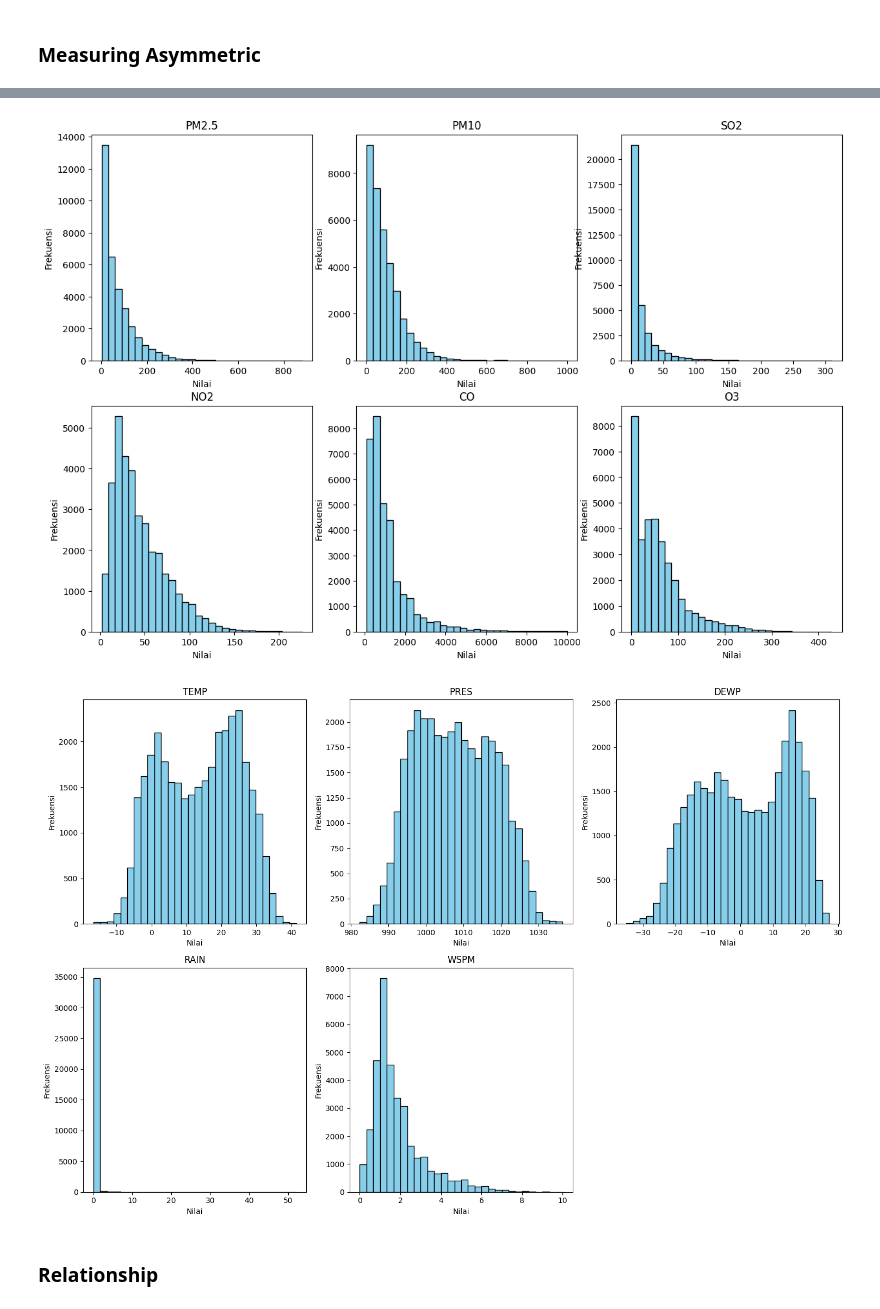
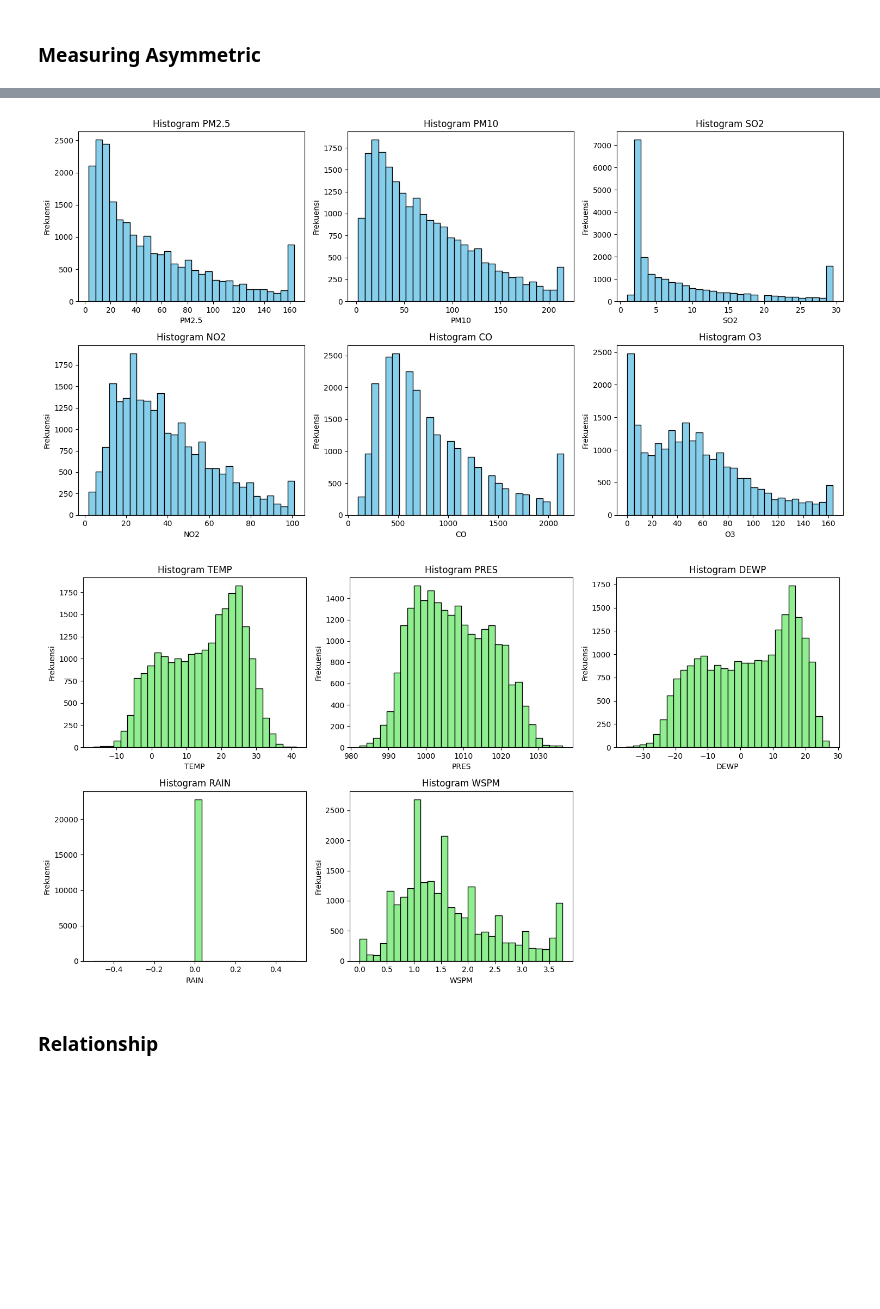
Before and after one commit to WiseStar282/Changping-AirQuality, a Jupyter notebook: analisis data/Proyek_Analisis_Data.ipynb, the cells around one changed output, grey strips where cells are left out. Cells and saved outputs as stored; diff of their text form; code cells hidden in the pictures; blank space fills up the shorter version.

```diff
--- a/analisis data/Proyek_Analisis_Data.ipynb
+++ b/analisis data/Proyek_Analisis_Data.ipynb
@@ -602,39 +614,44 @@ Summary setiap faktor cuaca
 # %%
-# Membuat histogram data polutan
 polutan = ['PM2.5', 'PM10', 'SO2', 'NO2', 'CO', 'O3']
-available_cols = [col for col in polutan if col in df_filtered.columns]
-# Buat histogram dalam grid
-n = len(available_cols)
-rows = (n + 2) // 3
-fig, axs = plt.subplots(nrows=rows, ncols=3, figsize=(15, 5 * rows))
-axs = axs.flatten()
-for i, col in enumerate(available_cols):
-    axs[i].hist(df[col].dropna(), bins=30, color='skyblue', edgecolor='black')
-    axs[i].set_title(col)
-    axs[i].set_xlabel('Nilai')
+# Atur layout 3 kolom
+n_cols = 3
+n_rows = -(-len(polutan) // n_cols)  # pembulatan ke atas
+fig, axs = plt.subplots(n_rows, n_cols, figsize=(15, 8))
+axs = axs.flatten()  # untuk akses 1D
+for i, pollutant in enumerate(polutan):
+    axs[i].hist(df_filtered[pollutant], bins=30, color='skyblue', edgecolor='black')
+    axs[i].set_title(f'Histogram {pollutant}')
+    axs[i].set_xlabel(pollutant)
     axs[i].set_ylabel('Frekuensi')
+
+# Kosongkan subplot yang tidak terpakai (jika ada)
+for j in range(len(polutan), len(axs)):
+    fig.delaxes(axs[j])
+
+plt.tight_layout()
+plt.show()
 # %% [output]
-[figure, old version]
+[figure, new version]
 # %%
 # Membuat histogram data cuaca
 cuaca = ['TEMP', 'PRES', 'DEWP', 'RAIN', 'WSPM']
-available_cols = [col for col in cuaca if col in df_filtered.columns]
-# Buat histogram dalam grid
-n = len(available_cols)
-rows = (n + 2) // 3
-fig, axs = plt.subplots(nrows=rows, ncols=3, figsize=(15, 5 * rows))
-axs = axs.flatten()
-for i, col in enumerate(available_cols):
-    axs[i].hist(df[col].dropna(), bins=30, color='skyblue', edgecolor='black')
-    axs[i].set_title(col)
-    axs[i].set_xlabel('Nilai')
+# Atur layout 3 kolom
+n_cols = 3
+n_rows = -(-len(cuaca) // n_cols)  # pembulatan ke atas
+fig, axs = plt.subplots(n_rows, n_cols, figsize=(15, 8))
+axs = axs.flatten()  # untuk akses 1D
+for i, cuacas in enumerate(cuaca):
+    axs[i].hist(df_filtered[cuacas], bins=30, color='lightgreen', edgecolor='black')
+    axs[i].set_title(f'Histogram {cuacas}')
+    axs[i].set_xlabel(cuacas)
     axs[i].set_ylabel('Frekuensi')
-# Kosongkan subplot yang tidak terpakai
-for j in range(i+1, len(axs)):
-    axs[j].axis('off')
+# Kosongkan subplot yang tidak terpakai (jika ada)
+for j in range(len(cuaca), len(axs)):
+    fig.delaxes(axs[j])
 plt.tight_layout()
+plt.show()
 # %% [output]
-[figure, old version]
+[figure, new version]
 # %% [markdown]
 ### Relationship
 # %%
```
Also changed, not shown: parts of 6 cells of this notebook.
